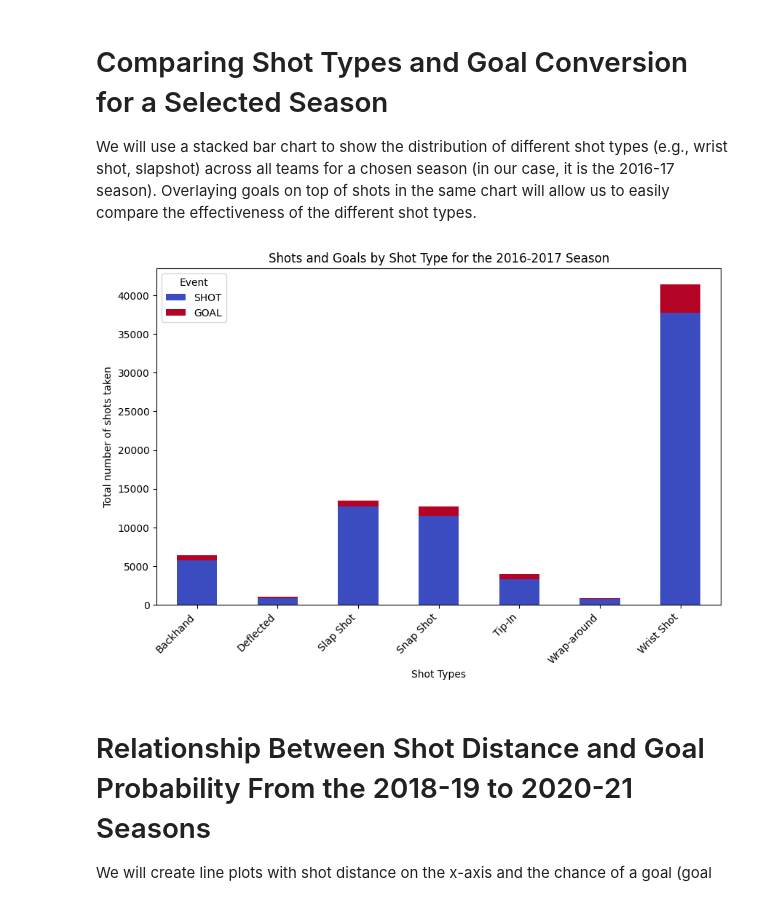
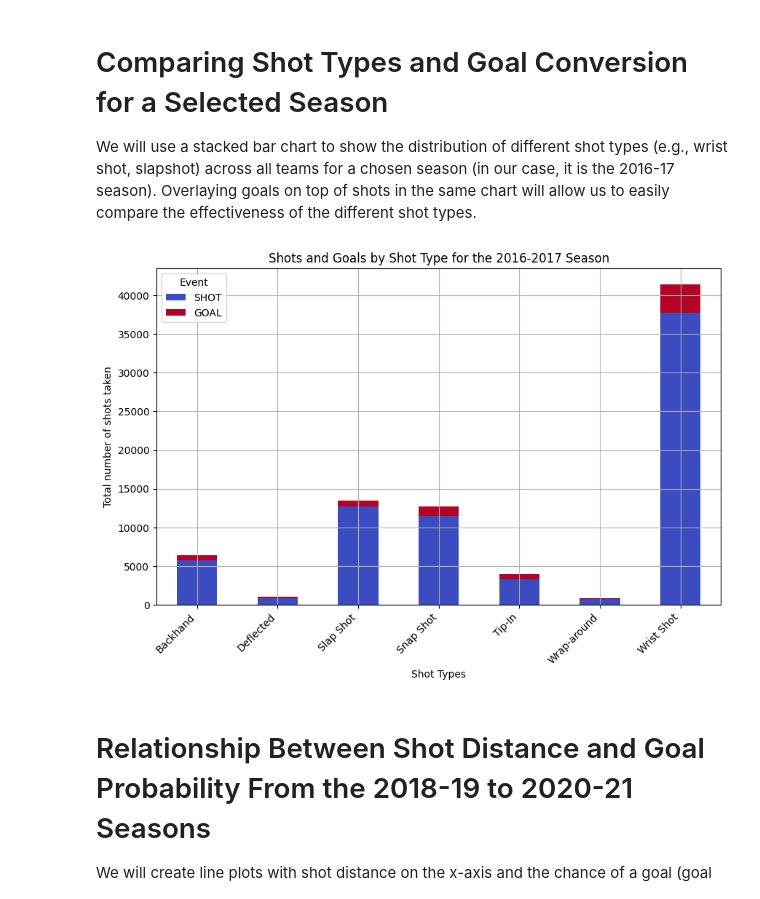
Before and after one commit to miloshdevic/NHL_analytics, a Jupyter notebook: simple_visualizations.ipynb, the cells around one changed output. Saved outputs shown, nothing was run; the diff lists cells and outputs as text; code cells hidden in the pictures.

Commit message:
added grid

```diff
--- a/simple_visualizations.ipynb
+++ b/simple_visualizations.ipynb
@@ -17,23 +17,24 @@ We will use a stacked bar chart to show the distribution of different shot types
 # %%
 # Select a season
 season = '2016-2017'
 
 # Select only the rows of the chosen season
 season_df = df[df['Season'] == season]
 
 shot_data = season_df.groupby(['ShotType', 'Event']).size().unstack(fill_value=0)
 
 # Plot the stacked bar chart
 ax = shot_data[['SHOT', 'GOAL']].plot(kind='bar', stacked=True, colormap='coolwarm', figsize=(10, 6))
 
 plt.title(f'Shots and Goals by Shot Type for the {season} Season')
 plt.xlabel('Shot Types')
 plt.ylabel('Total number of shots taken')
 plt.legend(title='Event')
 plt.xticks(rotation=45, ha='right')
+plt.grid(True)
 plt.show()
 # %% [output]
-[figure, old version]
+[figure, new version]
 # %% [markdown]
 # Relationship Between Shot Distance and Goal Probability From the 2018-19 to 2020-21 Seasons
 
```
Also changed, not shown: parts of 2 cells of this notebook.
